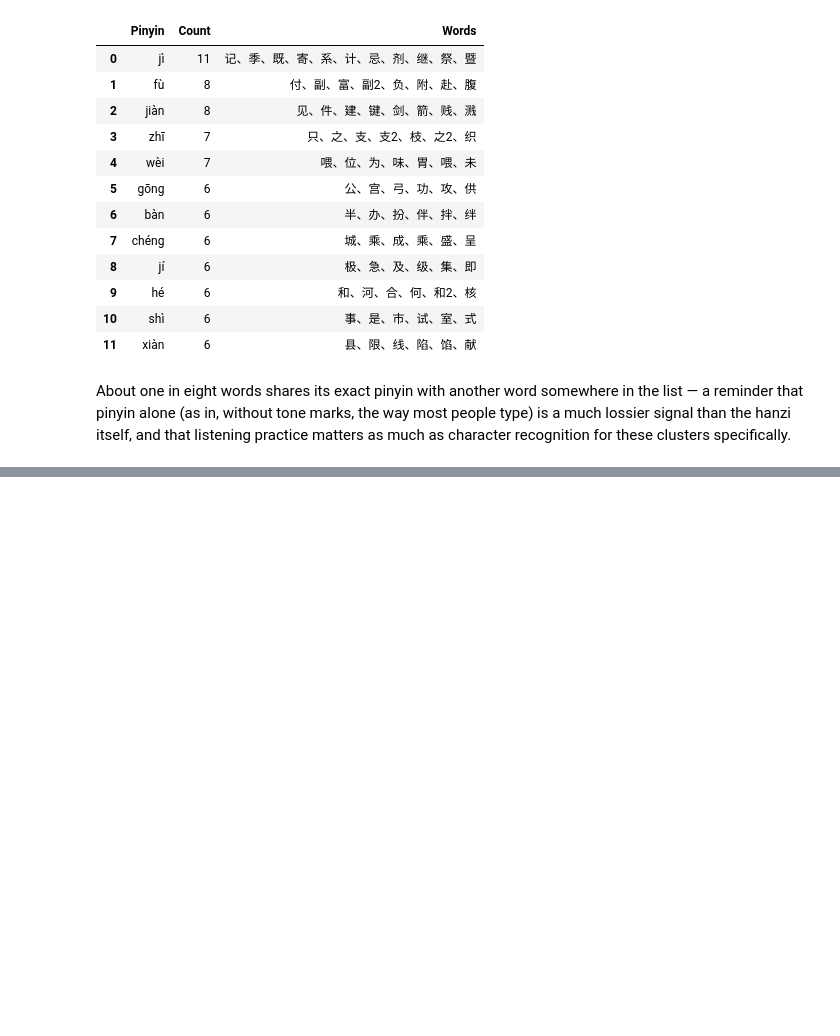
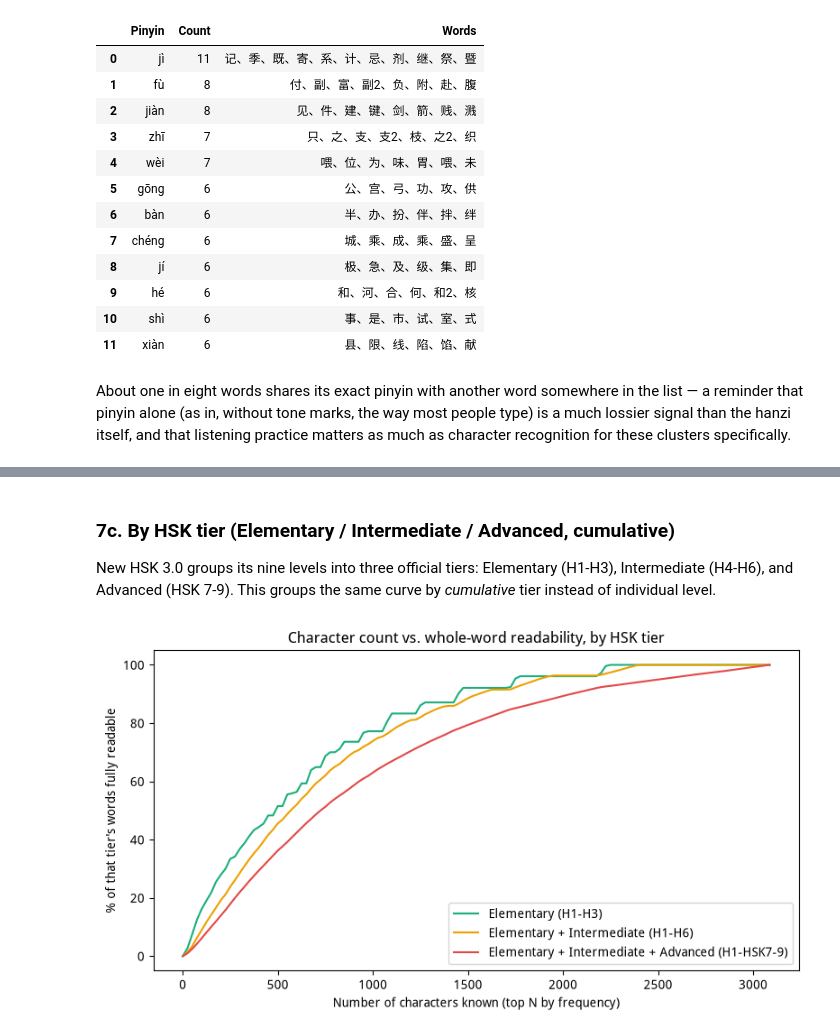
Before and after one commit to nguyenlog205/self-chinese-hsk-vocabulary, a Jupyter notebook: notebooks/analysis.ipynb, the cells around one changed output, grey strips where cells are left out. Saved outputs shown, nothing was run; the diff lists cells and outputs as text; code cells hidden in the pictures; blank space fills up the shorter version.

```diff
--- a/notebooks/analysis.ipynb
+++ b/notebooks/analysis.ipynb
@@ -496,0 +544,19 @@ recognition for these clusters specifically.
+# %% [markdown]
+### 7c. By HSK tier (Elementary / Intermediate / Advanced, cumulative)
+
+New HSK 3.0 groups its nine levels into three official tiers: Elementary
+(H1-H3), Intermediate (H4-H6), and Advanced (HSK 7-9). This groups the
+same curve by *cumulative* tier instead of individual level.
+# %%
+fig, ax = plt.subplots(figsize=(8, 4.5))
+colors = ["#1baf7a", "#eda100", "#e34948"]
+for (name, curve), color in zip(tier_curves.items(), colors):
+    ax.plot(n_values, curve, label=name, color=color)
+ax.set_xlabel("Number of characters known (top N by frequency)")
+ax.set_ylabel("% of that tier's words fully readable")
+ax.set_title("Character count vs. whole-word readability, by HSK tier")
+ax.legend(loc="lower right")
+plt.tight_layout()
+plt.show()
+# %% [output]
+[figure, added]
```
Also changed, not shown: parts of 16 cells of this notebook.
